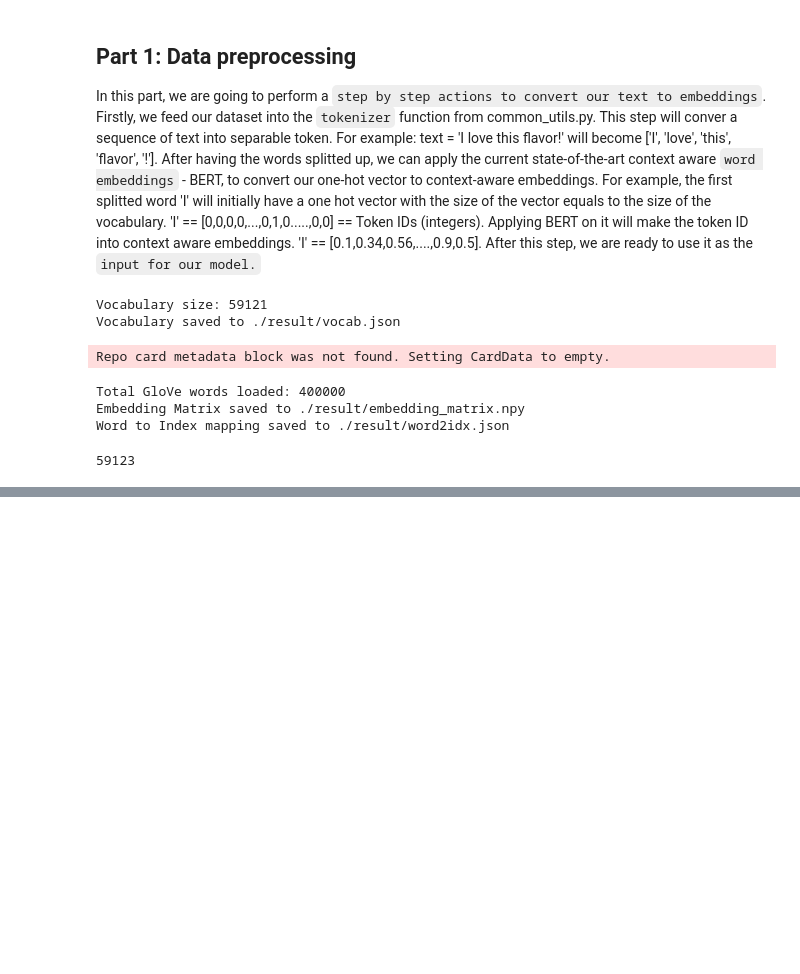
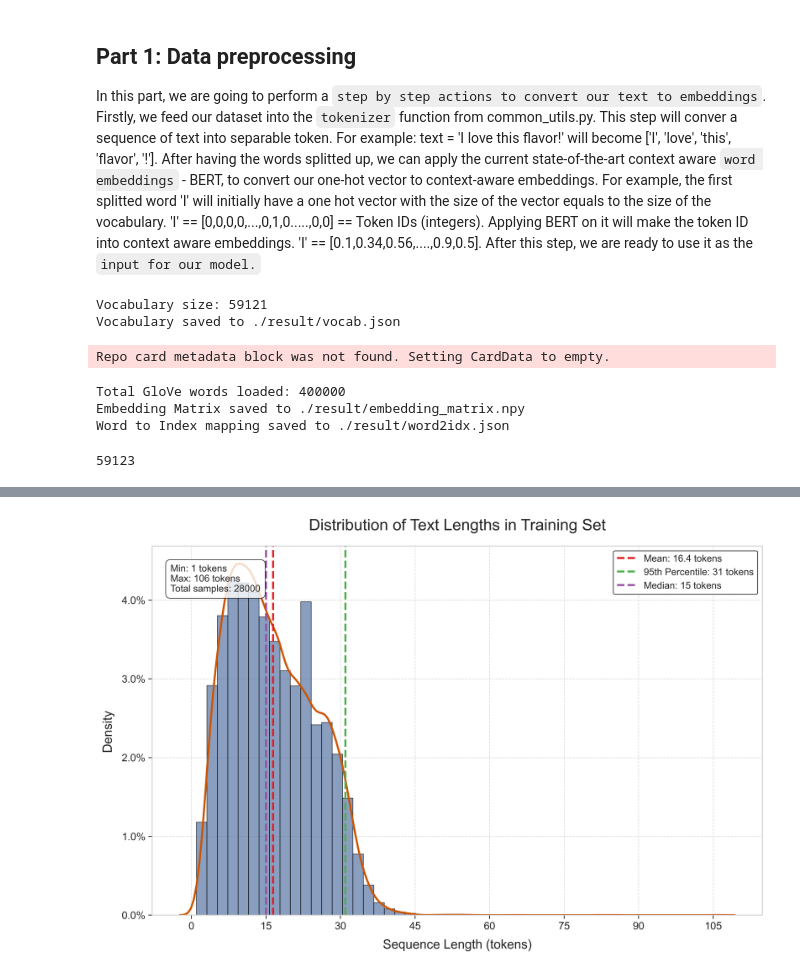
Before and after one commit to woonyee28/DLNN_NLP, a Jupyter notebook: part_1_data_preprocessing.ipynb, the cells around one changed output, grey strips where cells are left out. Saved outputs shown, nothing was run; the diff lists cells and outputs as text; code cells hidden in the pictures; blank space fills up the shorter version.

Commit message:
chore: check what to add for max_seq_length, should be 100

```diff
--- a/part_1_data_preprocessing.ipynb
+++ b/part_1_data_preprocessing.ipynb
@@ -24,3 +24,5 @@ Word to Index mapping saved to ./result/word2idx.json
 len(embedding_matrix)
 # %% [output]
 59123
+# %%
+wassa_dataset_dict = create_train_validation_test(wassa_dataset['train'])
@@ -26,0 +92,45 @@ len(embedding_matrix)
+# %%
+import matplotlib.pyplot as plt
+import seaborn as sns
+import numpy as np
+from matplotlib.ticker import MaxNLocator
+
+plt.style.use('seaborn-v0_8-whitegrid')
+sns.set_context("paper", font_scale=1.5)
+
+seq_lengths = [len(nltk.word_tokenize(example["text"])) for example in wassa_dataset_dict['train']]
+
+fig = plt.figure(figsize=(12, 8), dpi=300)
+ax = plt.gca()
+
+n, bins, patches = plt.hist(seq_lengths, bins=50, alpha=0.7, color='#5975A4', edgecolor='black', linewidth=0.8, density=True)
+sns.kdeplot(seq_lengths, color='#CC5500', linewidth=2.5)
+
+plt.axvline(train_stats['mean_length'], color='#E41A1C', linestyle='dashed', linewidth=2.5, label=f"Mean: {train_stats['mean_length']:.1f} tokens")
+plt.axvline(train_stats['95th_percentile'], color='#4DAF4A', linestyle='dashed', linewidth=2.5, label=f"95th Percentile: {train_stats['95th_percentile']} tokens")
+plt.axvline(train_stats['median_length'], color='#984EA3', linestyle='dashed', linewidth=2.5, label=f"Median: {train_stats['median_length']} tokens")
+
+plt.title('Distribution of Text Lengths in Training Set', fontsize=20, pad=20)
+plt.xlabel('Sequence Length (tokens)', fontsize=16, labelpad=10)
+plt.ylabel('Density', fontsize=16, labelpad=10)
+
+ax.yaxis.set_major_formatter(plt.FuncFormatter(lambda x, _: '{:.1%}'.format(x)))
+
+legend = plt.legend(loc='upper right', frameon=True, framealpha=0.9, fontsize=12)
+legend.get_frame().set_edgecolor('black')
+legend.get_frame().set_linewidth(0.8)
+
+stats_text = (f"Min: {train_stats['min_length']} tokens\n"
+              f"Max: {train_stats['max_length']} tokens\n"
+              f"Total samples: {len(seq_lengths)}")
+plt.annotate(stats_text, xy=(0.03, 0.95), xycoords='axes fraction', bbox=dict(boxstyle="round,pad=0.5", fc="white", ec="black", alpha=0.8),fontsize=12, va='top')
+
+ax.xaxis.set_major_locator(MaxNLocator(integer=True))
+
+plt.grid(True, linestyle='--', alpha=0.7)
+
+plt.tight_layout()
+plt.savefig(os.path.join(SAVE_DIR, 'sequence_length_distribution.png'), bbox_inches='tight', dpi=300)
+plt.show()
+# %% [output]
+[figure, added]
```
Also changed, not shown: parts of 3 cells of this notebook, 2 other files.
